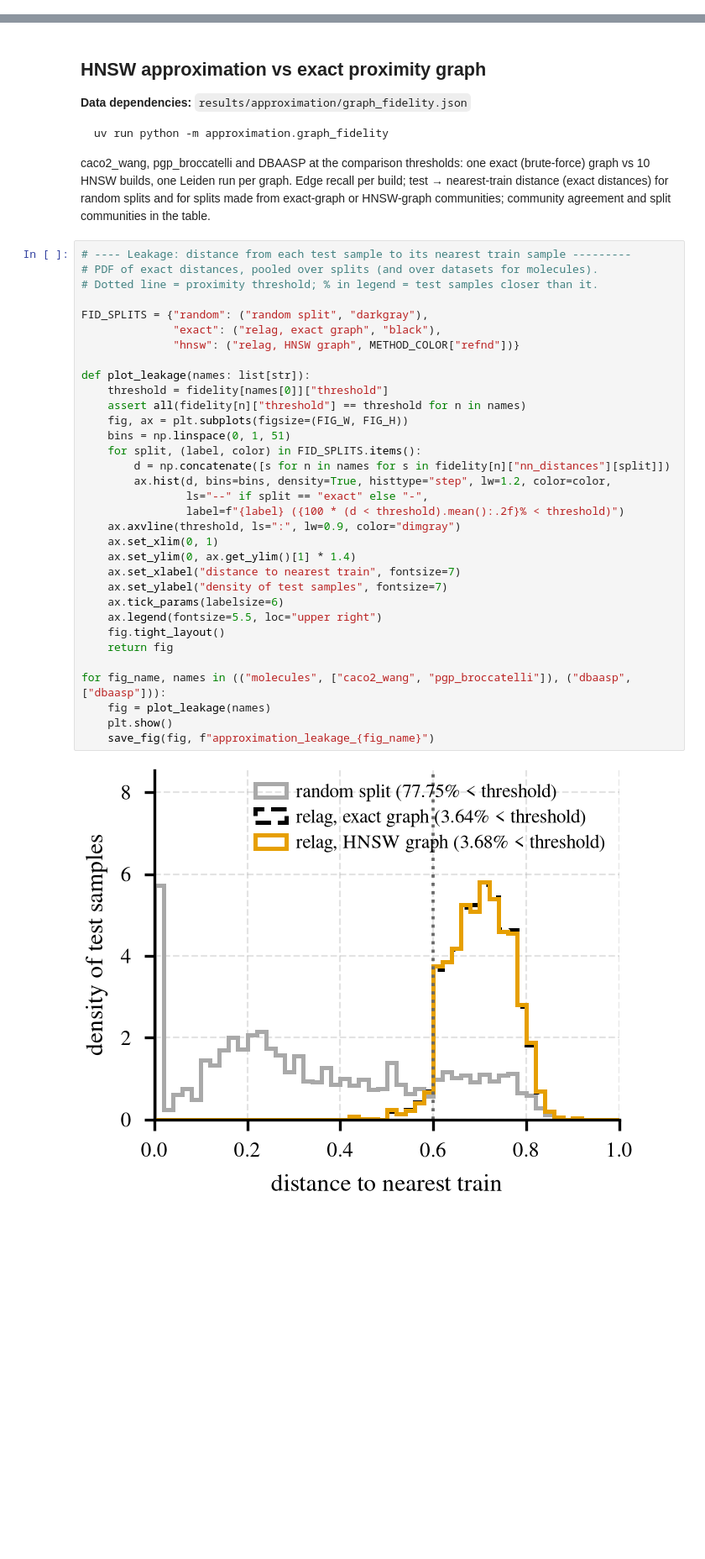
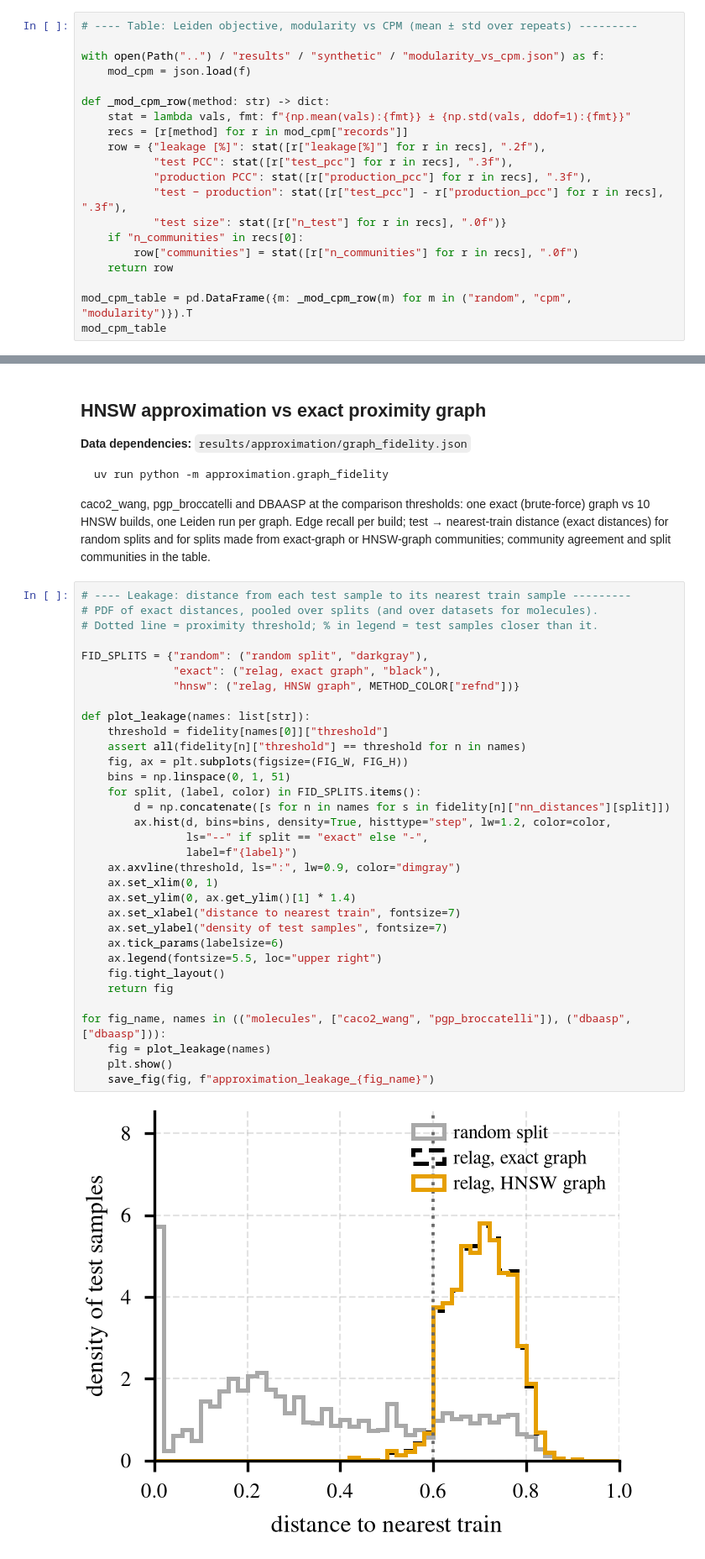
Before and after one commit to anthol42/relag-paper, a Jupyter notebook: notebooks/comparison_figures.ipynb, the cells around one changed output, grey strips where cells are left out. Shown at 84% size. Saved outputs shown, nothing was run; the diff lists cells and outputs as text; blank space fills up the shorter version.

Commit message:
Added new figures

```diff
--- a/notebooks/comparison_figures.ipynb
+++ b/notebooks/comparison_figures.ipynb
@@ -1389,0 +1502,20 @@ relag               0.97               0.9              0.9
+# %%
+# ---- Table: Leiden objective, modularity vs CPM (mean ± std over repeats) ---------
+
+with open(Path("..") / "results" / "synthetic" / "modularity_vs_cpm.json") as f:
+    mod_cpm = json.load(f)
+
+def _mod_cpm_row(method: str) -> dict:
+    stat = lambda vals, fmt: f"{np.mean(vals):{fmt}} ± {np.std(vals, ddof=1):{fmt}}"
+    recs = [r[method] for r in mod_cpm["records"]]
+    row = {"leakage [%]": stat([r["leakage[%]"] for r in recs], ".2f"),
+           "test PCC": stat([r["test_pcc"] for r in recs], ".3f"),
+           "production PCC": stat([r["production_pcc"] for r in recs], ".3f"),
+           "test − production": stat([r["test_pcc"] - r["production_pcc"] for r in recs], ".3f"),
+           "test size": stat([r["n_test"] for r in recs], ".0f")}
+    if "n_communities" in recs[0]:
+        row["communities"] = stat([r["n_communities"] for r in recs], ".0f")
+    return row
+
+mod_cpm_table = pd.DataFrame({m: _mod_cpm_row(m) for m in ("random", "cpm", "modularity")}).T
+mod_cpm_table
@@ -1482,32 +1619,32 @@ caco2_wang, pgp_broccatelli and DBAASP at the comparison thresholds: one exact (
 # Dotted line = proximity threshold; % in legend = test samples closer than it.
 
 FID_SPLITS = {"random": ("random split", "darkgray"),
               "exact": ("relag, exact graph", "black"),
               "hnsw": ("relag, HNSW graph", METHOD_COLOR["refnd"])}
 
 def plot_leakage(names: list[str]):
     threshold = fidelity[names[0]]["threshold"]
     assert all(fidelity[n]["threshold"] == threshold for n in names)
     fig, ax = plt.subplots(figsize=(FIG_W, FIG_H))
     bins = np.linspace(0, 1, 51)
     for split, (label, color) in FID_SPLITS.items():
         d = np.concatenate([s for n in names for s in fidelity[n]["nn_distances"][split]])
         ax.hist(d, bins=bins, density=True, histtype="step", lw=1.2, color=color,
                 ls="--" if split == "exact" else "-",
-                label=f"{label} ({100 * (d < threshold).mean():.2f}% < threshold)")
+                label=f"{label}")
     ax.axvline(threshold, ls=":", lw=0.9, color="dimgray")
     ax.set_xlim(0, 1)
     ax.set_ylim(0, ax.get_ylim()[1] * 1.4)
     ax.set_xlabel("distance to nearest train", fontsize=7)
     ax.set_ylabel("density of test samples", fontsize=7)
     ax.tick_params(labelsize=6)
     ax.legend(fontsize=5.5, loc="upper right")
     fig.tight_layout()
     return fig
 
 for fig_name, names in (("molecules", ["caco2_wang", "pgp_broccatelli"]), ("dbaasp", ["dbaasp"])):
     fig = plot_leakage(names)
     plt.show()
     save_fig(fig, f"approximation_leakage_{fig_name}")
 # %% [output]
-[figure, old version]
+[figure, new version]
```
Also changed, not shown: parts of 10 cells of this notebook, 13 other files.
